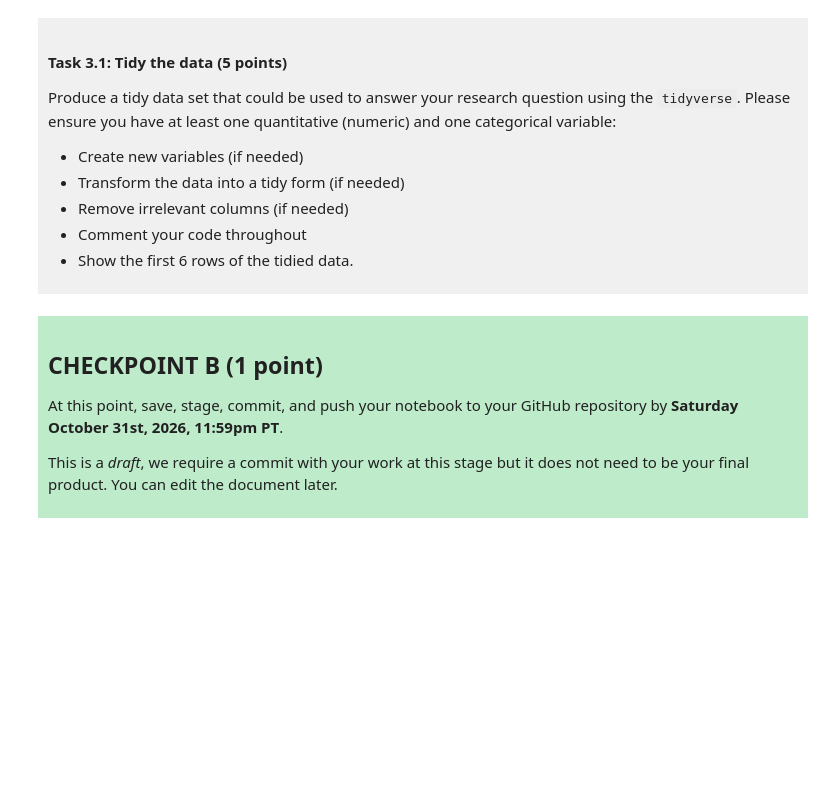
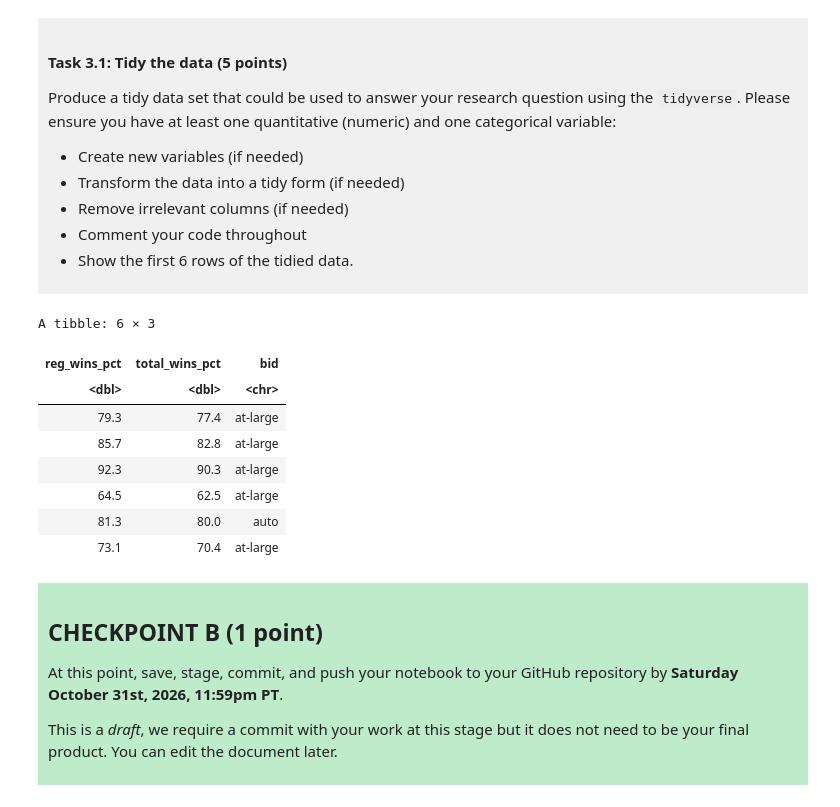
Before and after one commit to Katiecao100/dsci-100-project-katie-cao, a Jupyter notebook: dsci-100-project-notebook.ipynb, the cells around one changed output. Cells and saved outputs as stored; diff of their text form; code cells hidden in the pictures; blank space fills up the shorter version.

```diff
--- a/dsci-100-project-notebook.ipynb
+++ b/dsci-100-project-notebook.ipynb
@@ -189,7 +222,18 @@ Produce a tidy data set that could be used to answer your research question usin
 
 </div>
 # %%
-### EDIT THIS CODE CELL ###
+madness_tidy1 <- madness_raw |> select(reg_wins_pct, total_wins_pct, bid) #select the column, I will use them to analyse.
+head(madness_tidy1)#show first six rows
+# %% [output]
+A tibble: 6 × 3
+| reg_wins_pct | total_wins_pct | bid |
+| <dbl> | <dbl> | <chr> |
+| 79.3 | 77.4 | at-large |
+| 85.7 | 82.8 | at-large |
+| 92.3 | 90.3 | at-large |
+| 64.5 | 62.5 | at-large |
+| 81.3 | 80.0 | auto |
+| 73.1 | 70.4 | at-large |
 # %% [markdown]
 <div style="background-color: #beebca; padding: 10px;">
 
```
Also changed, not shown: parts of 5 cells of this notebook.
